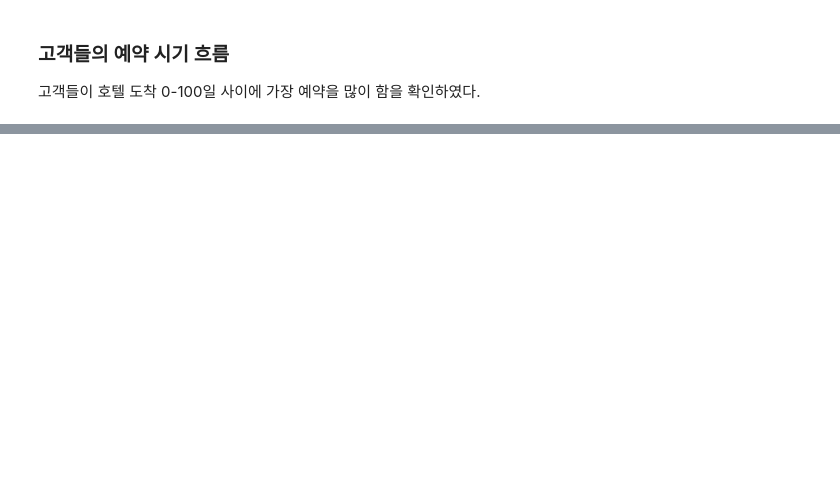
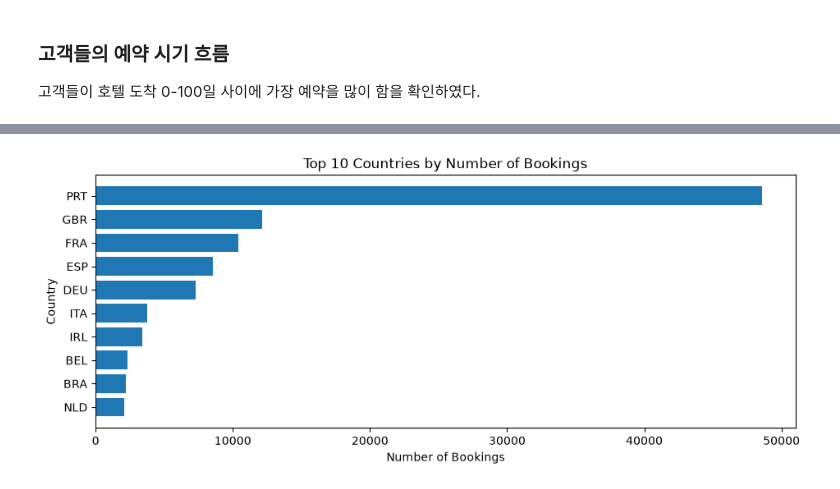
Before and after one commit to def-uk/hotel-cancellation-analysis, a Jupyter notebook: notebook/hotel_booking_eda.ipynb, the cells around one changed output, grey strips where cells are left out. Saved outputs shown, nothing was run; the diff lists cells and outputs as text; code cells hidden in the pictures; blank space fills up the shorter version.

```diff
--- a/notebook/hotel_booking_eda.ipynb
+++ b/notebook/hotel_booking_eda.ipynb
@@ -325,0 +339,21 @@ plt.show()
+# %%
+fig, ax = plt.subplots(figsize=(11, 4))
+
+country_value_counts = (
+    clean_df['country']
+        .value_counts()
+        .head(10)
+)
+
+
+ax.barh(country_value_counts.index, country_value_counts.values)
+
+ax.invert_yaxis()
+
+ax.set_title('Top 10 Countries by Number of Bookings')
+ax.set_xlabel('Number of Bookings')
+ax.set_ylabel('Country')
+
+plt.show()
+# %% [output]
+[figure, added]
```
Also changed, not shown: parts of 4 cells of this notebook.
